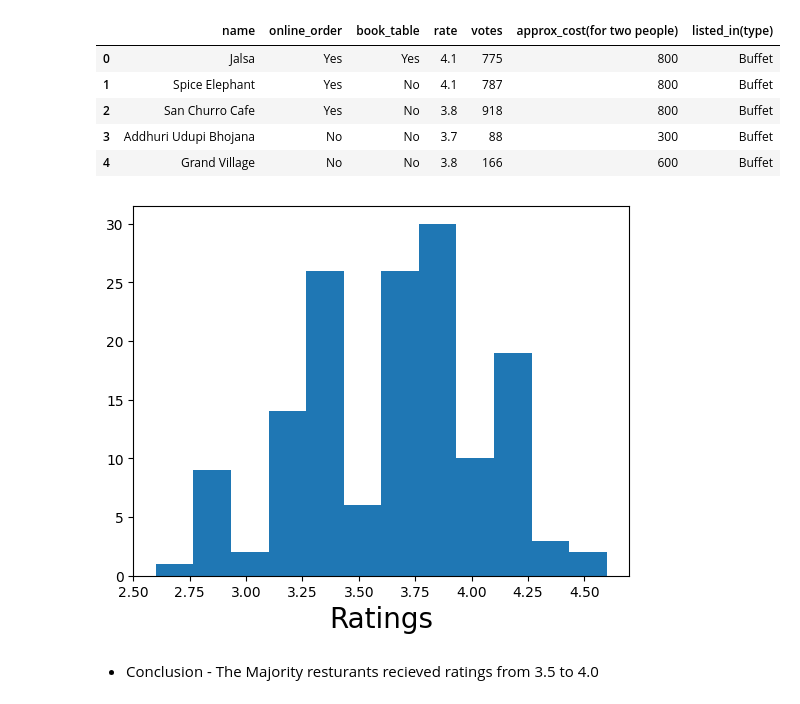
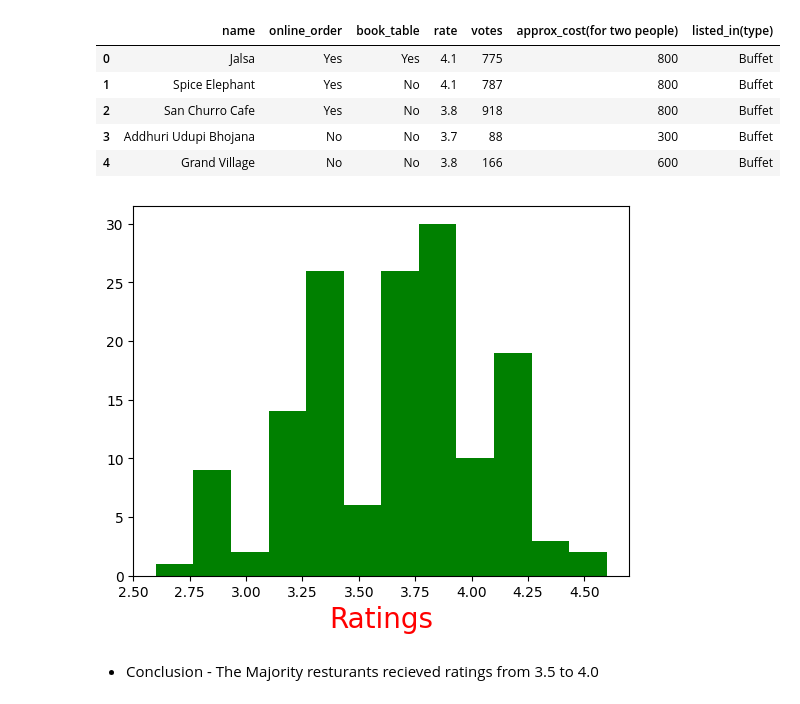
Before and after one commit to GulamAnsari12/Full-Python, a Jupyter notebook: Zomato Project/Zomato.ipynb, the cells around one changed output. Drawn from its saved outputs; the diff is of its cells as text; code cells hidden in the pictures.

```diff
--- a/Zomato Project/Zomato.ipynb
+++ b/Zomato Project/Zomato.ipynb
@@ -121,11 +121,11 @@ data.head()
 | 3 | Addhuri Udupi Bhojana | No | No | 3.7 | 88 | 300 | Buffet |
 | 4 | Grand Village | No | No | 3.8 | 166 | 600 | Buffet |
 # %%
-plt.hist(data['rate'], bins = 12)
-plt.xlabel("Ratings", size = 20)
+plt.hist(data['rate'], bins = 12, color="green")
+plt.xlabel("Ratings", size = 20, color = "r")
 plt.show()
 # %% [output]
-[figure, old version]
+[figure, new version]
 # %% [markdown]
 - Conclusion - The Majority resturants recieved ratings from 3.5 to 4.0
 # %% [markdown]
```
Also changed, not shown: parts of 4 cells of this notebook, 1 other file.
